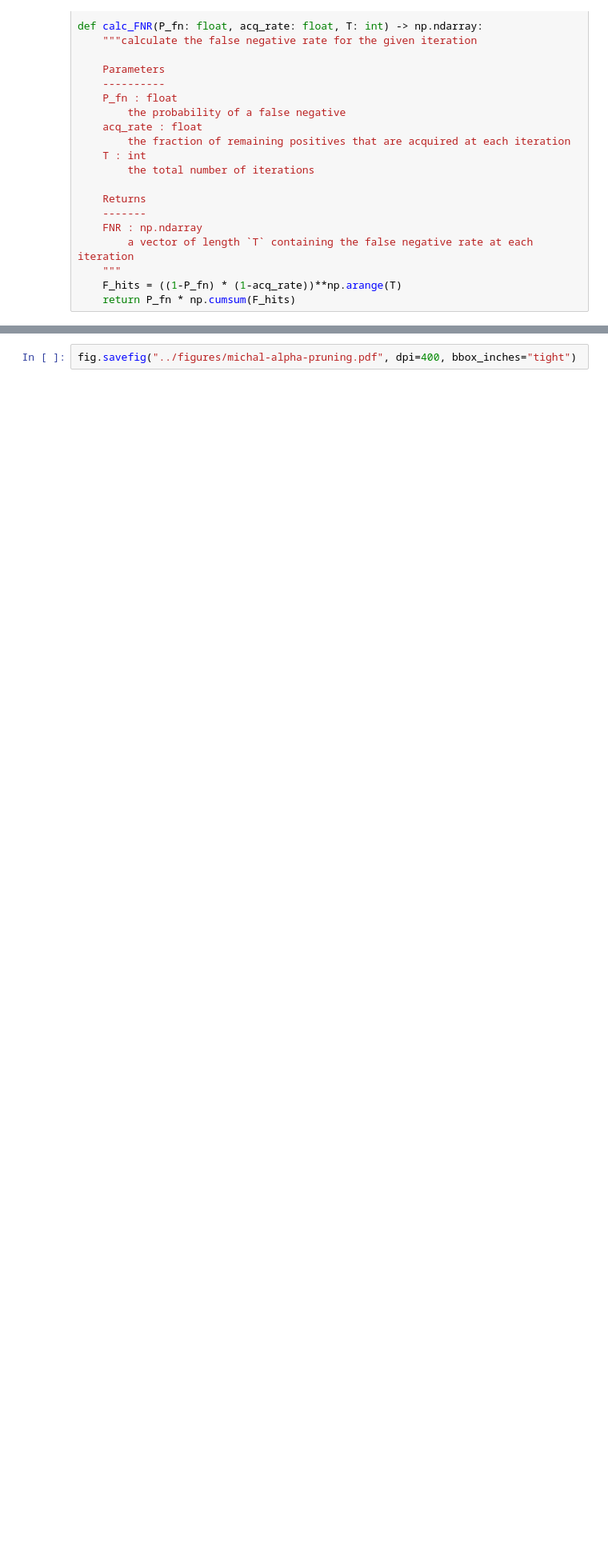
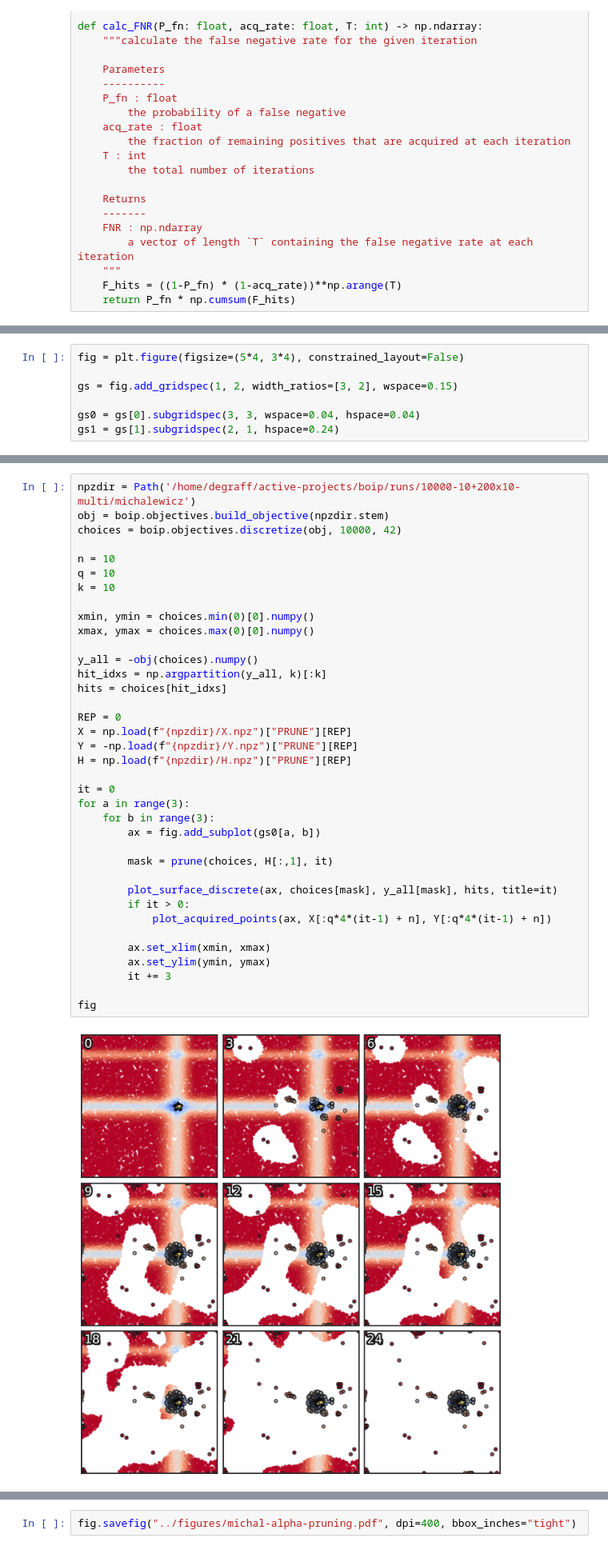
Before and after one commit to coleygroup/dsp, a Jupyter notebook: notebooks/figs.ipynb, the cells around one changed output, grey strips where cells are left out. Shown at 80% size. Drawn from its saved outputs; the diff is of its cells as text; blank space fills up the shorter version.

Commit message:
clean up figure nb

```diff
--- a/notebooks/figs.ipynb
+++ b/notebooks/figs.ipynb
@@ -385,0 +374,7 @@ def calc_FNR(P_fn: float, acq_rate: float, T: int) -> np.ndarray:
+# %%
+fig = plt.figure(figsize=(5*4, 3*4), constrained_layout=False)
+
+gs = fig.add_gridspec(1, 2, width_ratios=[3, 2], wspace=0.15)
+
+gs0 = gs[0].subgridspec(3, 3, wspace=0.04, hspace=0.04)
+gs1 = gs[1].subgridspec(2, 1, hspace=0.24)
@@ -385,0 +385,39 @@ def calc_FNR(P_fn: float, acq_rate: float, T: int) -> np.ndarray:
+# %%
+npzdir = Path('/home/degraff/active-projects/boip/runs/10000-10+200x10-multi/michalewicz')
+obj = boip.objectives.build_objective(npzdir.stem)
+choices = boip.objectives.discretize(obj, 10000, 42)
+
+n = 10
+q = 10
+k = 10
+
+xmin, ymin = choices.min(0)[0].numpy()
+xmax, ymax = choices.max(0)[0].numpy()
+
+y_all = -obj(choices).numpy()
+hit_idxs = np.argpartition(y_all, k)[:k]
+hits = choices[hit_idxs]
+
+REP = 0
+X = np.load(f"{npzdir}/X.npz")["PRUNE"][REP]
+Y = -np.load(f"{npzdir}/Y.npz")["PRUNE"][REP]
+H = np.load(f"{npzdir}/H.npz")["PRUNE"][REP]
+
+it = 0
+for a in range(3):
+    for b in range(3):
+        ax = fig.add_subplot(gs0[a, b])
+
+        mask = prune(choices, H[:,1], it)
+
+        plot_surface_discrete(ax, choices[mask], y_all[mask], hits, title=it)
+        if it > 0:
+            plot_acquired_points(ax, X[:q*4*(it-1) + n], Y[:q*4*(it-1) + n])
+
+        ax.set_xlim(xmin, xmax)
+        ax.set_ylim(ymin, ymax)
+        it += 3
+
+fig
+# %% [output]
+[figure, added]
```
Also changed, not shown: parts of 34 cells of this notebook.
